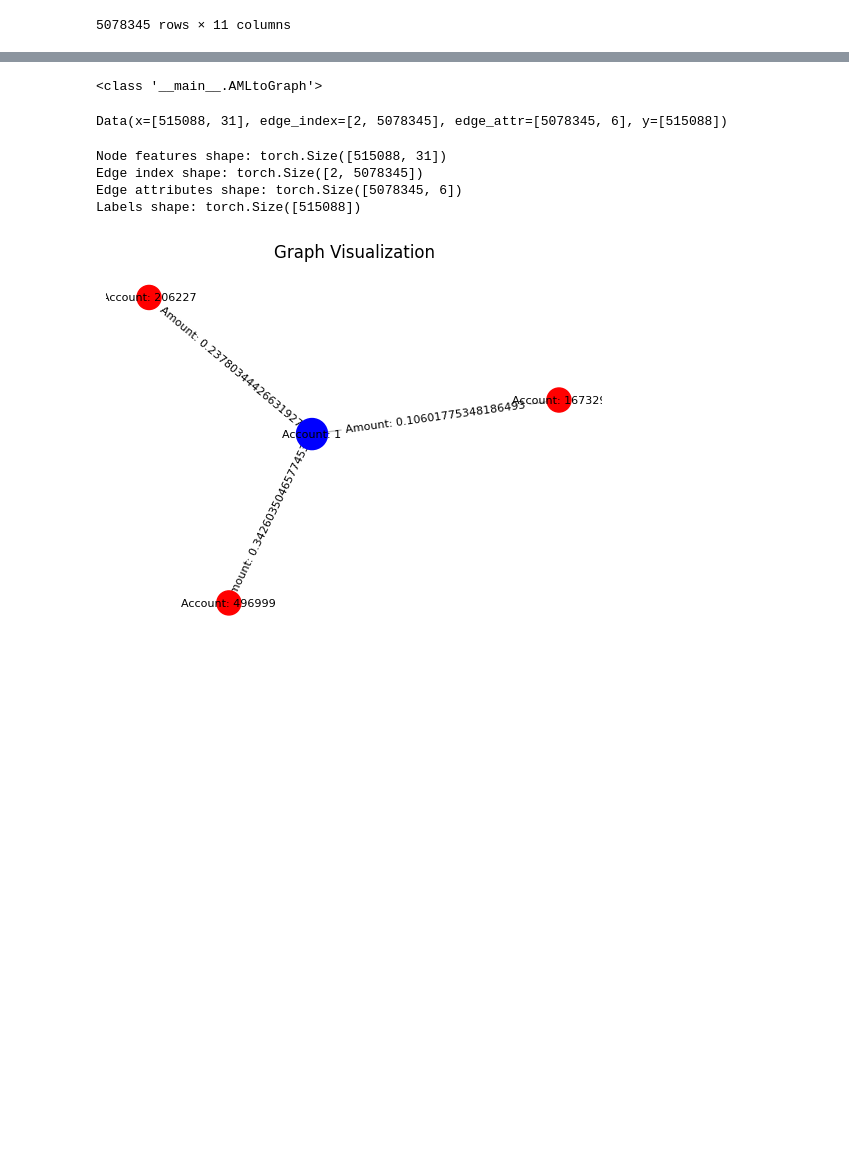
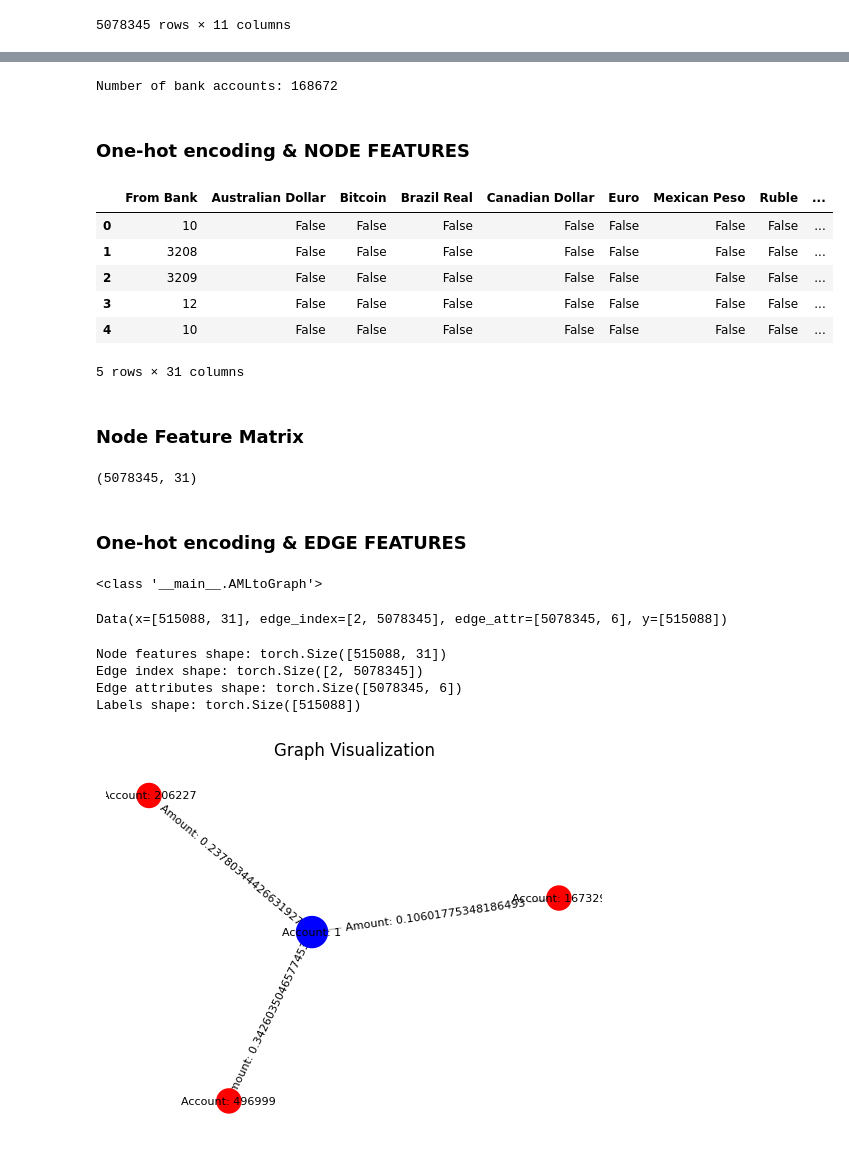
Before and after one commit to owhygithub/AML-fraud-detector, a Jupyter notebook: datasets_explore.ipynb, the cells around one changed output, grey strips where cells are left out. Cells and saved outputs as stored; diff of their text form; code cells hidden in the pictures; blank space fills up the shorter version.

Commit message:
Node features added
Node features added --> number of nodes should not be number of transactions but the number of bank accounts (around 100k)

```diff
--- a/datasets_explore.ipynb
+++ b/datasets_explore.ipynb
@@ -29,8 +49,10 @@ import pandas as pd
 import matplotlib.pyplot as plt
 # %% [markdown]
 ##### *-----DATA EXPLORATION-----*
+# %%
+filename = "/Users/owhy/Documents/Datasets/HI-Small_Trans.csv"
 # %%
-data = pd.read_csv("/Users/owhy/Desktop/THESIS/datasets/HI-Small_Trans.csv")
+data = pd.read_csv(filename)
 data.head()
 # %% [output]
 |  | Timestamp | From Bank | Account | To Bank | Account.1 | Amount Received | Receiving Currency | Amount Paid | ... |
@@ -132,0 +190,37 @@ load_node_csv("/Users/owhy/Downloads/HI-Small_Trans.csv",4)
+# %%
+number_of_accounts = max(data["Account"].value_counts())
+print(f"Number of bank accounts: {number_of_accounts}")
+# %% [output]
+Number of bank accounts: 168672
+# %%
+node_features = data[["From Bank", "Receiving Currency"]]
+# %% [markdown]
+### One-hot encoding & NODE FEATURES
+# %%
+# Convert non-numeric columns
+positions = node_features["Receiving Currency"].str.split(",", expand=True) # creating new columns by splitting receiving currency --> all are added
+node_features["first_position"] = positions[0] # first currency in each row is extracted --> actual currency used and that we want as TRUE
+# One-hot encoding
+node_features = pd.concat([node_features, pd.get_dummies(node_features["first_position"])], axis=1, join='inner') # effectively adds actual currency to dummy variables/columns
+node_features.drop(["Receiving Currency", "first_position"], axis=1, inplace=True) # drop the axiliary columns
+node_features.head()
+# %% [output]
+|  | From Bank | Australian Dollar | Bitcoin | Brazil Real | Canadian Dollar | Euro | Mexican Peso | Ruble | ... |
+| 0 | 10 | False | False | False | False | False | False | False | ... |
+| 1 | 3208 | False | False | False | False | False | False | False | ... |
+| 2 | 3209 | False | False | False | False | False | False | False | ... |
+| 3 | 12 | False | False | False | False | False | False | False | ... |
+| 4 | 10 | False | False | False | False | False | False | False | ... |
+5 rows × 31 columns
+# %% [markdown]
+### Node Feature Matrix
+# %%
+# Convert to numpy
+x = node_features.to_numpy()
+x.shape # [num_nodes x num_features]
+
+# TODO nodes should be bank accounts and not transactions. Bank accounts have unique receiving currencies and "bank BINs"
+# %% [output]
+(5078345, 31)
+# %% [markdown]
+### One-hot encoding & EDGE FEATURES
```
Also changed, not shown: parts of 8 cells of this notebook, 2 other files.
